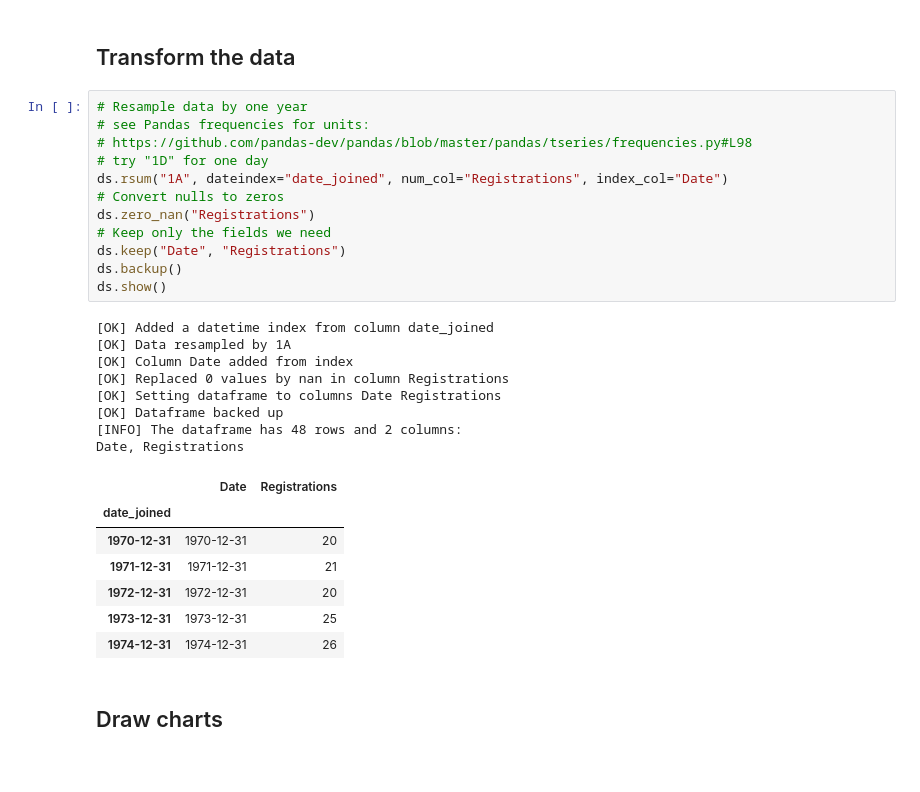
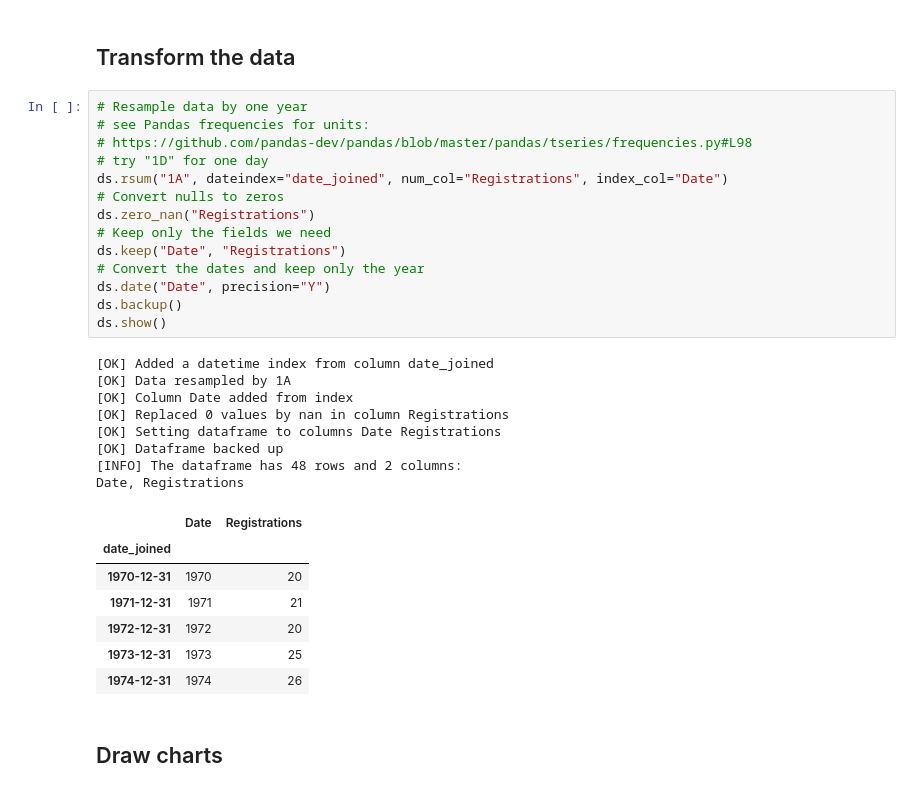
Before and after one commit to synw/dataswim-notebooks, a Jupyter notebook: User+registrations.ipynb, the cells around one changed output. Drawn from its saved outputs; the diff is of its cells as text.

```diff
--- a/User+registrations.ipynb
+++ b/User+registrations.ipynb
@@ -39,31 +37,33 @@ id, password, last_login, is_superuser, first_name, last_name, email, is_staff,
 # %%
 # Resample data by one year
 # see Pandas frequencies for units:
 # https://github.com/pandas-dev/pandas/blob/master/pandas/tseries/frequencies.py#L98
 # try "1D" for one day
 ds.rsum("1A", dateindex="date_joined", num_col="Registrations", index_col="Date")
 # Convert nulls to zeros
 ds.zero_nan("Registrations")
 # Keep only the fields we need
 ds.keep("Date", "Registrations")
+# Convert the dates and keep only the year
+ds.date("Date", precision="Y")
 ds.backup()
 ds.show()
 # %% [output]
 [OK] Added a datetime index from column date_joined
 [OK] Data resampled by 1A
 [OK] Column Date added from index
 [OK] Replaced 0 values by nan in column Registrations
 [OK] Setting dataframe to columns Date Registrations
 [OK] Dataframe backed up
 [INFO] The dataframe has 48 rows and 2 columns:
 Date, Registrations
 |  | Date | Registrations |
 | date_joined |  |  |
-| 1970-12-31 | 1970-12-31 | 20 |
-| 1971-12-31 | 1971-12-31 | 21 |
-| 1972-12-31 | 1972-12-31 | 20 |
-| 1973-12-31 | 1973-12-31 | 25 |
-| 1974-12-31 | 1974-12-31 | 26 |
+| 1970-12-31 | 1970 | 20 |
+| 1971-12-31 | 1971 | 21 |
+| 1972-12-31 | 1972 | 20 |
+| 1973-12-31 | 1973 | 25 |
+| 1974-12-31 | 1974 | 26 |
 # %% [markdown]
 ## Draw charts
 # %%
```
Also changed, not shown: parts of 6 cells of this notebook, 2 other files.
